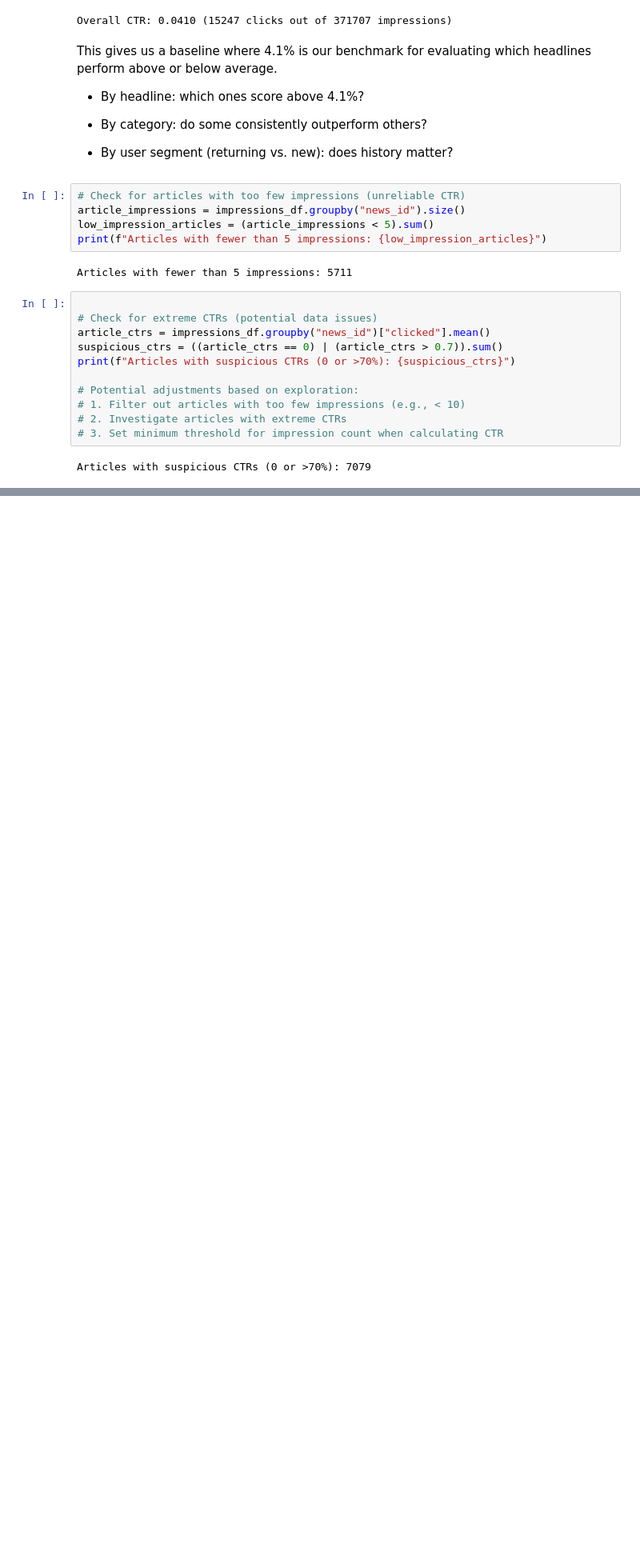
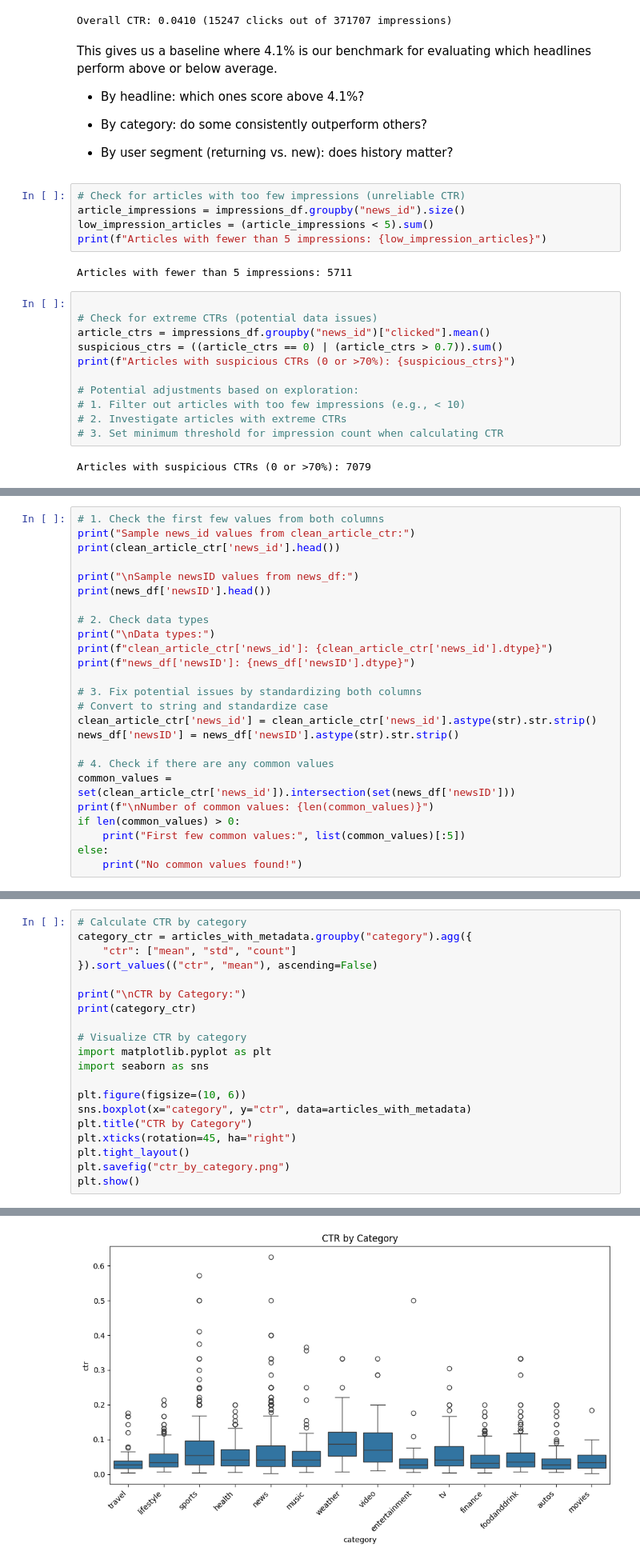
Before and after one commit to robertdshaw/agentic_news_editor, a Jupyter notebook: EDA_behaviors_tsv.ipynb, the cells around one changed output, grey strips where cells are left out. Shown at 80% size. Saved outputs shown, nothing was run; the diff lists cells and outputs as text; blank space fills up the shorter version.

```diff
--- a/EDA_behaviors_tsv.ipynb
+++ b/EDA_behaviors_tsv.ipynb
@@ -192,0 +233,25 @@ Articles with suspicious CTRs (0 or >70%): 7079
+# %%
+# 1. Check the first few values from both columns
+print("Sample news_id values from clean_article_ctr:")
+print(clean_article_ctr['news_id'].head())
+
+print("\nSample newsID values from news_df:")
+print(news_df['newsID'].head())
+
+# 2. Check data types
+print("\nData types:")
+print(f"clean_article_ctr['news_id']: {clean_article_ctr['news_id'].dtype}")
+print(f"news_df['newsID']: {news_df['newsID'].dtype}")
+
+# 3. Fix potential issues by standardizing both columns
+# Convert to string and standardize case
+clean_article_ctr['news_id'] = clean_article_ctr['news_id'].astype(str).str.strip()
+news_df['newsID'] = news_df['newsID'].astype(str).str.strip()
+
+# 4. Check if there are any common values
+common_values = set(clean_article_ctr['news_id']).intersection(set(news_df['newsID']))
+print(f"\nNumber of common values: {len(common_values)}")
+if len(common_values) > 0:
+    print("First few common values:", list(common_values)[:5])
+else:
+    print("No common values found!")
@@ -192,0 +342,21 @@ Articles with suspicious CTRs (0 or >70%): 7079
+# %%
+# Calculate CTR by category
+category_ctr = articles_with_metadata.groupby("category").agg({
+    "ctr": ["mean", "std", "count"]
+}).sort_values(("ctr", "mean"), ascending=False)
+
+print("\nCTR by Category:")
+print(category_ctr)
+
+# Visualize CTR by category
+import matplotlib.pyplot as plt
+import seaborn as sns
+
+plt.figure(figsize=(10, 6))
+sns.boxplot(x="category", y="ctr", data=articles_with_metadata)
+plt.title("CTR by Category")
+plt.xticks(rotation=45, ha="right")
+plt.tight_layout()
+plt.savefig("ctr_by_category.png")
+plt.show()
+# %% [output]
@@ -192,0 +381 @@ Articles with suspicious CTRs (0 or >70%): 7079
+[figure, added]
```
Also changed, not shown: parts of 14 cells of this notebook, 1 other file.
